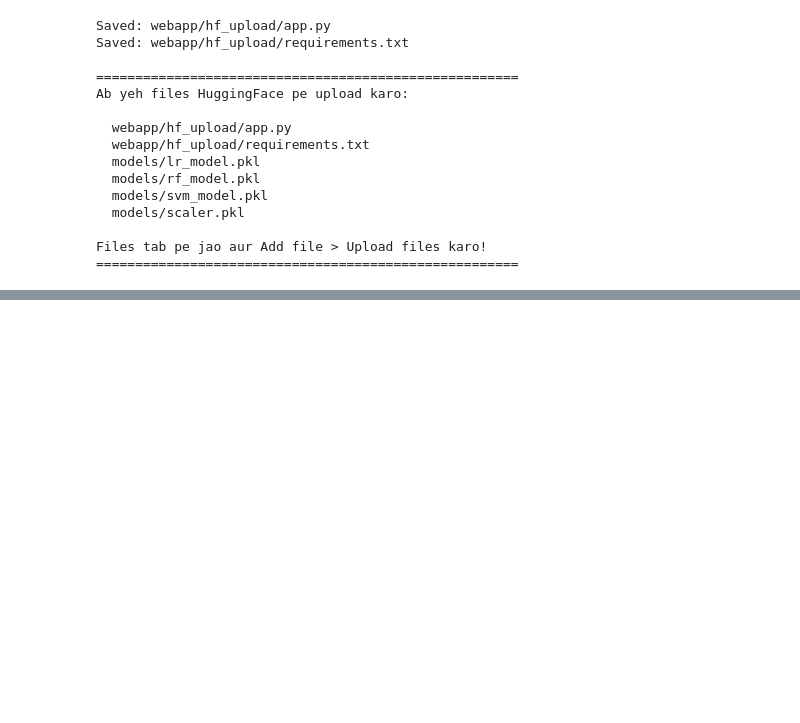
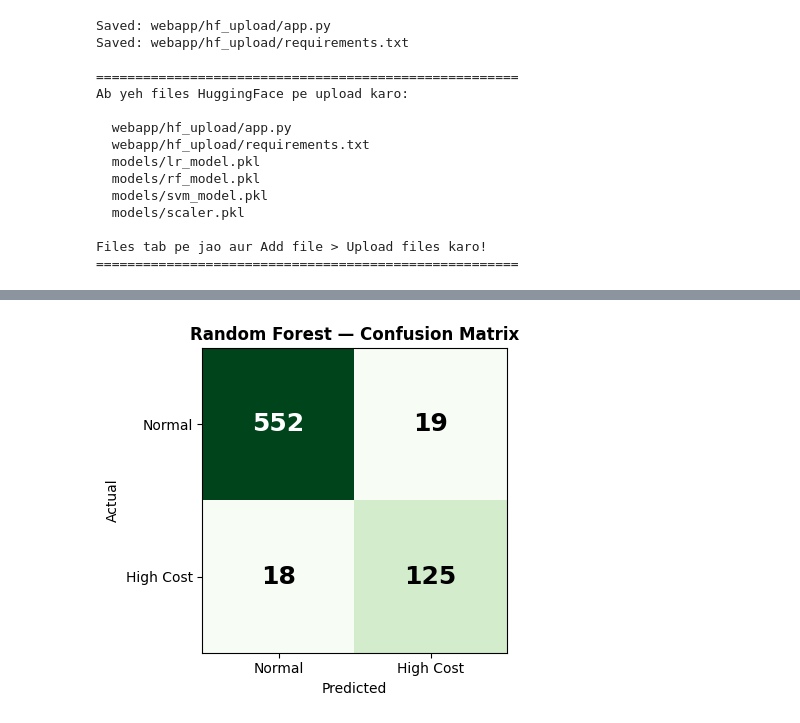
Before and after one commit to Asif5588-M/thesis_ml_project, a Jupyter notebook: notebooks/02_models.ipynb, the cells around one changed output, grey strips where cells are left out. Cells and saved outputs as stored; diff of their text form; code cells hidden in the pictures; blank space fills up the shorter version.

```diff
--- a/notebooks/02_models.ipynb
+++ b/notebooks/02_models.ipynb
@@ -1579,0 +1608,24 @@ Files tab pe jao aur Add file > Upload files karo!
+# %%
+# === RF — Confusion Matrix ===
+cm_rf = confusion_matrix(y_test, y_pred_rf)
+
+fig, ax = plt.subplots(figsize=(5, 4))
+ax.imshow(cm_rf, cmap='Greens')
+ax.set_title('Random Forest — Confusion Matrix', fontweight='bold')
+ax.set_xlabel('Predicted')
+ax.set_ylabel('Actual')
+ax.set_xticks([0,1])
+ax.set_yticks([0,1])
+ax.set_xticklabels(['Normal', 'High Cost'])
+ax.set_yticklabels(['Normal', 'High Cost'])
+for i in range(2):
+    for j in range(2):
+        ax.text(j, i, cm_rf[i,j], ha='center', va='center',
+                fontsize=18, fontweight='bold',
+                color='white' if cm_rf[i,j] > cm_rf.max()/2
+                else 'black')
+plt.tight_layout()
+plt.savefig('../results/rf_cm.png', dpi=150, bbox_inches='tight')
+plt.show()
+# %% [output]
+[figure, added]
```
Also changed, not shown: parts of 8 cells of this notebook, 19 other files.
